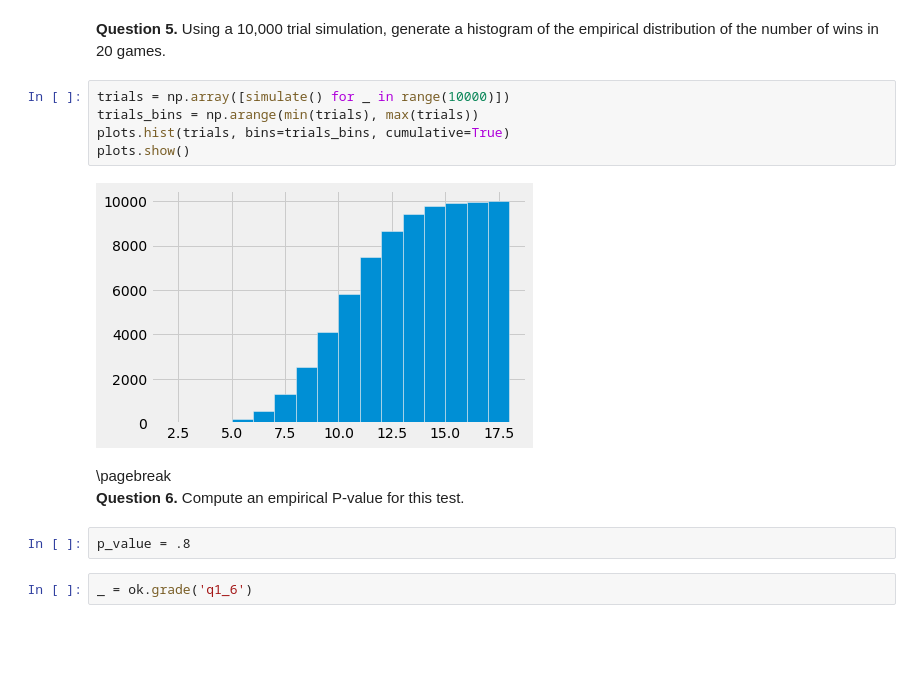
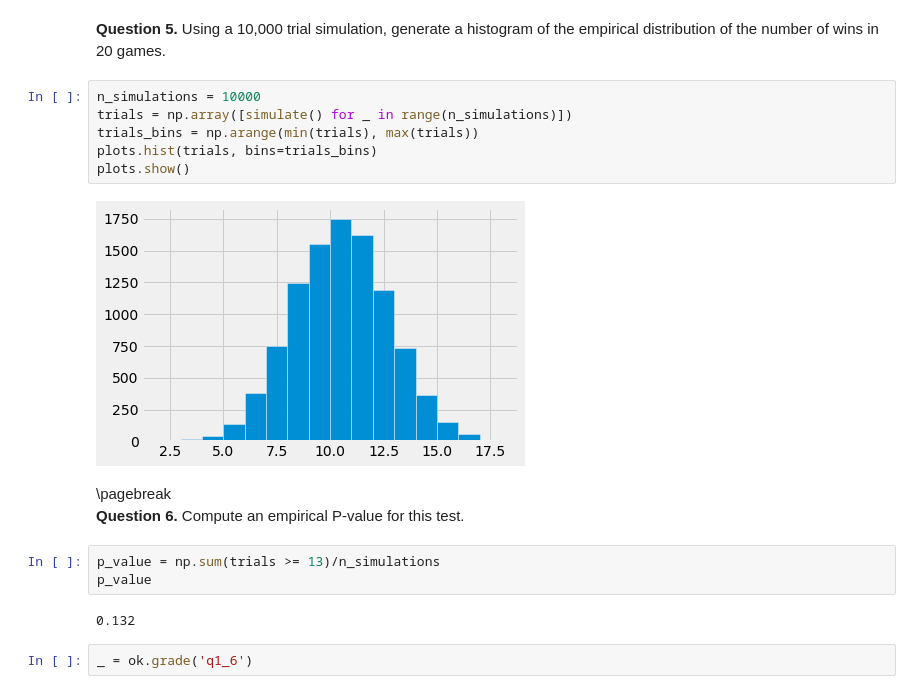
Before and after one commit to ferpart/data_science, a Jupyter notebook: homeworks/hw05/hw05.ipynb, the cells around one changed output. Saved outputs shown, nothing was run; the diff lists cells and outputs as text; blank space fills up the shorter version.

```diff
--- a/homeworks/hw05/hw05.ipynb
+++ b/homeworks/hw05/hw05.ipynb
@@ -124,18 +124,22 @@ Test summary
 # %% [markdown]
 **Question 5.** Using a 10,000 trial simulation, generate a histogram of the empirical distribution of the number of wins in 20 games.
 # %%
-trials = np.array([simulate() for _ in range(10000)])
+n_simulations = 10000
+trials = np.array([simulate() for _ in range(n_simulations)])
 trials_bins = np.arange(min(trials), max(trials))
-plots.hist(trials, bins=trials_bins, cumulative=True)
+plots.hist(trials, bins=trials_bins)
 plots.show()
 # %% [output]
-[figure, old version]
+[figure, new version]
 # %% [markdown]
 <div class="hide">\pagebreak</div>
 
 **Question 6.** Compute an empirical P-value for this test.
-# %%
-p_value = .8
+# %%
+p_value = np.sum(trials >= 13)/n_simulations
+p_value
+# %% [output]
+0.132
 # %%
 _ = ok.grade('q1_6')
 # %% [output]
```
Also changed, not shown: parts of 17 cells of this notebook.
